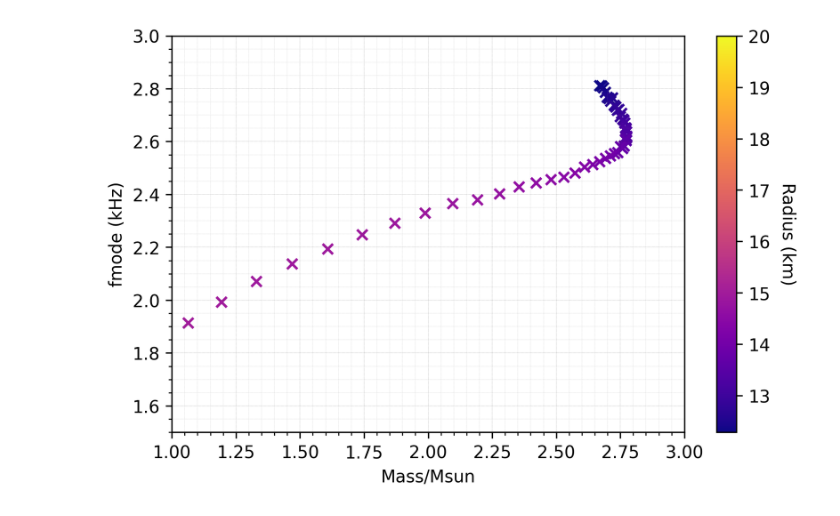
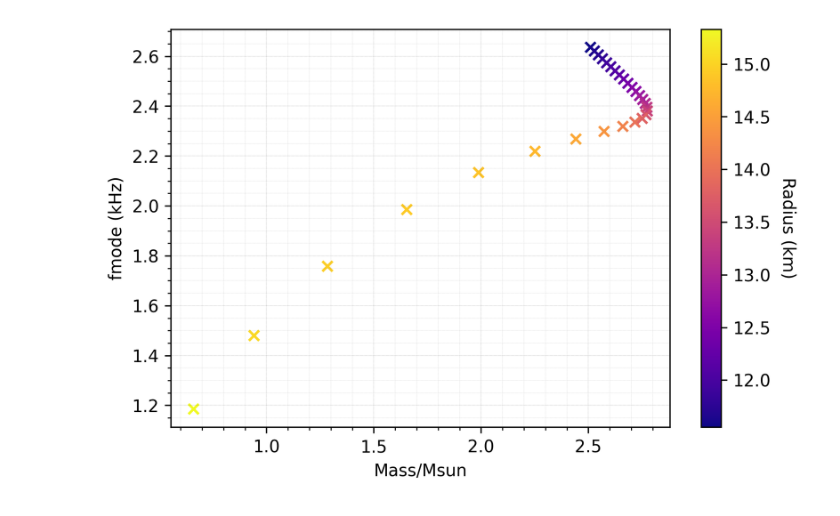
Before and after one commit to utkarsh7236/fmodes, a Jupyter notebook: fmode_mass_plot2.ipynb, the cells around one changed output. Saved outputs shown, nothing was run; the diff lists cells and outputs as text; code cells hidden in the pictures.

```diff
--- a/fmode_mass_plot2.ipynb
+++ b/fmode_mass_plot2.ipynb
@@ -110,15 +120,22 @@ def _dUdlnr(r, W, U, lamda, l, v):
 # %%
 def coupledTOV(r, VEC, init_params):
     P, M, v, W, U = VEC
-    EOS, l, omega = init_params
+    EOS, l, omega, dedp_EQ = init_params
     lamda = lamba_metric(M, r)
     Q = _Q(r, P, M)
 
     e = EOS(P)
-    eps = 1e5
-    p_eval = np.linspace(P/eps, P*eps, 10)
-    e_eval = EOS(p_eval)
-    dedp = np.mean(np.gradient(e_eval, p_eval, edge_order=2))
+
+    # Method 1
+#     eps = 1e5
+#     p_eval = np.linspace(P/eps, P*eps, 10)
+#     e_eval = EOS(p_eval)
+#     dedp = np.mean(np.gradient(e_eval, p_eval, edge_order=2))
+
+    # Method 2
+    dedp = dedp_EQ(P)
+
+
     drhodp = dedp / (c**2)
     c_ad2 = 1/drhodp # has units of (m/s)^2
 
@@ -138,10 +155,10 @@ def coupledTOV(r, VEC, init_params):
     ret = [dPdr, dMdr, dvdr, dWdr, dUdr]
     return ret
 # %%
-def tov(ep, init_VEC, r_i, p_min, omega, progress = False,
-        l=2, n_iter_max = 5000):
+def tov(ep, init_VEC, r_i, p_min, omega, dedp_EQ, progress = False,
+        l=2, n_iter_max = 2000):
 
-    init_params = [ep, l, omega]
+    init_params = [ep, l, omega, dedp_EQ]
 
 #     r = ode(lambda r, VEC: coupledTOV(r, VEC, init_params)).set_integrator('LSODA')
     r = ode(lambda r, VEC: coupledTOV(r, VEC, init_params)).set_integrator('VODE')
@@ -193,13 +210,13 @@ mass_list = []
 radius_list = []
 
 ind_start = -2
-ind_stop = -1000
-jump = 15 # Default should be 1 for small EOS data
+ind_stop = -1150
+jump = 40 # Default should be 1 for small EOS data
 
 
 for k in tqdm(range(ind_stop, ind_start+1, 1)[::-jump]):
     # Load EOS
-    df = pd.read_csv("eos_data/nl3cr_copy.csv")
+    df = pd.read_csv("eos_data/nl3cr_short.csv")
     e, p = df_to_ep(df)
     EOS = get_ep(e, p)
 
@@ -225,9 +242,13 @@ for k in tqdm(range(ind_stop, ind_start+1, 1)[::-jump]):
     init_VEC = [p_c, m0, v0, W0, U0]
     p_min = min(p)
 
+    p_smooth, dedp = dedp_arr(p, EOS)
+    dedp_EQ = get_dedp(dedp, p_smooth)
+
     # Integrate
     p, m, r_arr, v, w, u = tov(EOS, init_VEC, r_i, p_min,
-                                 omega, l = l, n_iter_max = 2000)
+                                 omega, dedp_EQ,
+                               l = l, n_iter_max = 2000)
 
     max_idx = np.argmax(m)
     m_R = m.max() # In units of msun
@@ -254,7 +275,8 @@ for k in tqdm(range(ind_stop, ind_start+1, 1)[::-jump]):
 
     init_VEC = [p_c, m0, v0, W0, U0]
 
-    p, m, r_arr, v, w, u = tov(EOS, init_VEC, r_i, p_min, omega, l = l)
+    p, m, r_arr, v, w, u = tov(EOS, init_VEC, r_i, p_min, omega,
+                               dedp_EQ, l = l)
 
     max_idx = np.argmax(m)
     m_R = m.max() # In units of msun
@@ -274,7 +296,8 @@ for k in tqdm(range(ind_stop, ind_start+1, 1)[::-jump]):
         omega = params
 
         # Integrate
-        p, m, r_arr, phi, w, v = p, m, r_arr, v, w, u = tov(EOS, init_VEC, r_i, p_min, omega, l = l)
+        p, m, r_arr, phi, w, v = p, m, r_arr, v, w, u = tov(EOS, init_VEC, r_i, p_min,
+                                                            omega,dedp_EQ, l = l)
 
         max_idx = np.argmax(m)
         m_R = m.max() # In units of msun
@@ -459,20 +326,20 @@ for k in tqdm(range(ind_stop, ind_start+1, 1)[::-jump]):
 # %%
 mass_arr = np.array(mass_list)
 f_mode_arr = np.array(f_mode_list)
 radius_arr = np.array(radius_list)
 hz2khz = 1e-3
 
 plt.figure(dpi = 300)
 plt.tight_layout()
 plt.scatter(mass_arr/msun, f_mode_arr*hz2khz, c = radius_arr/km2cm, marker = "x",
             cmap = "plasma")
 plt.xlabel("Mass/Msun")
 plt.ylabel("fmode (kHz)")
 cbar = plt.colorbar()
 cbar.set_label('Radius (km)', rotation=-90, labelpad=15)
 utkarshGrid()
-plt.xlim(1, 3)
-plt.ylim(1.5, 3)
+# plt.xlim(1, 3)
+# plt.ylim(1.5, 3)
 plt.show()
 # %% [output]
-[figure, old version]
+[figure, new version]
```
Also changed, not shown: parts of 3 cells of this notebook, 2 other files.
